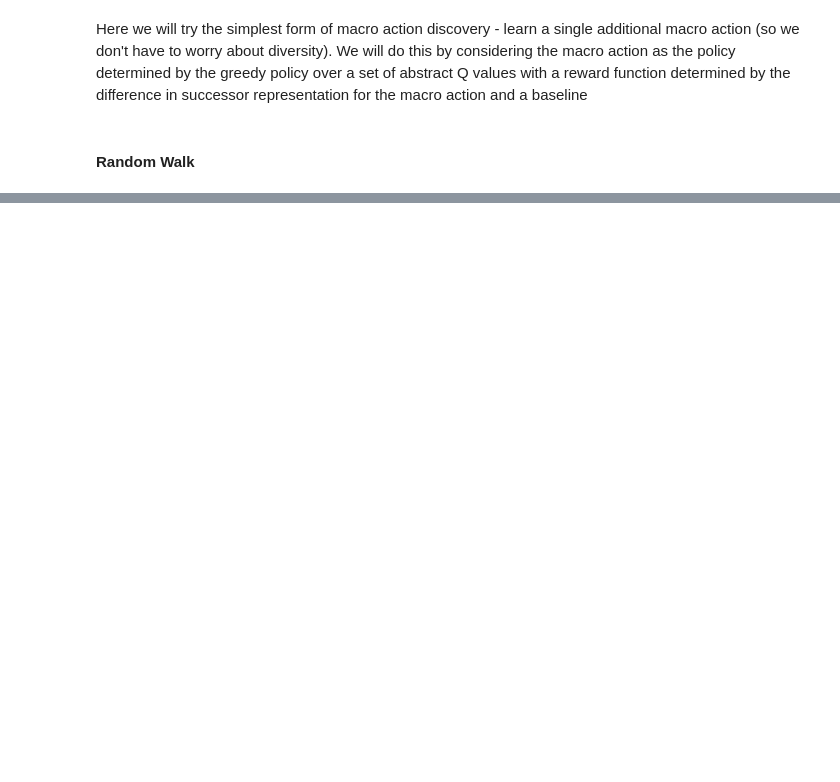
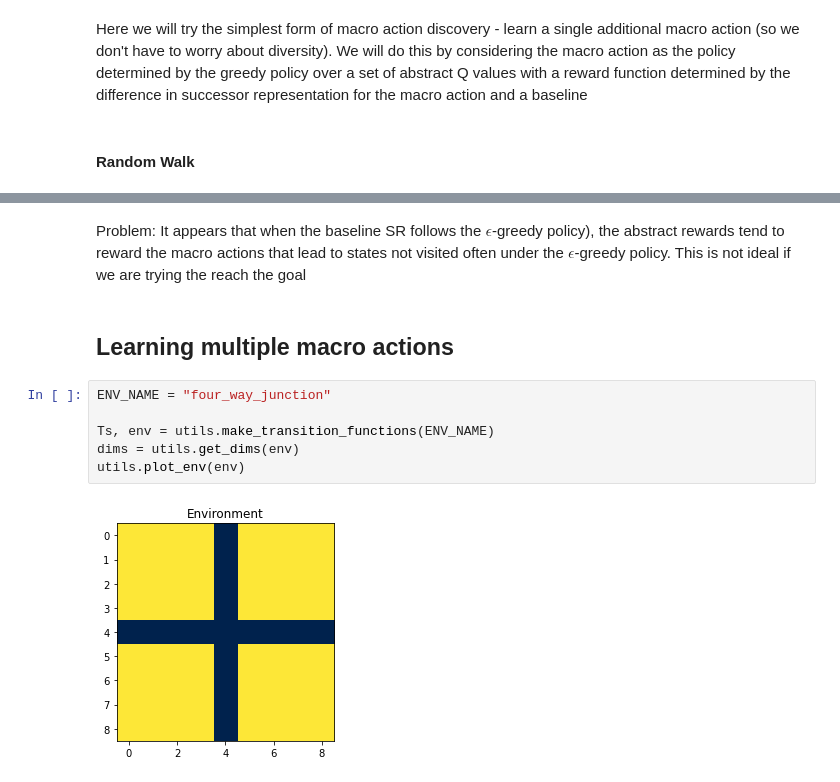
Before and after one commit to mjsargent/tabular_skip_SR, a Jupyter notebook: t-SR.ipynb, the cells around one changed output, grey strips where cells are left out. Cells and saved outputs as stored; diff of their text form; blank space fills up the shorter version.

```diff
--- a/t-SR.ipynb
+++ b/t-SR.ipynb
@@ -327,0 +472,12 @@ print(Q_abstract_macro)
+# %% [markdown]
+Problem: It appears that when the baseline SR follows the $\epsilon$-greedy policy), the abstract rewards tend to reward the macro actions that lead to states not visited often under the $\epsilon$-greedy policy. This is not ideal if we are trying the reach the goal
+# %% [markdown]
+## Learning multiple macro actions
+# %%
+ENV_NAME = "four_way_junction"
+
+Ts, env = utils.make_transition_functions(ENV_NAME)
+dims = utils.get_dims(env)
+utils.plot_env(env)
+# %% [output]
+[figure, added]
```
Also changed, not shown: parts of 30 cells of this notebook, 3 other files.
